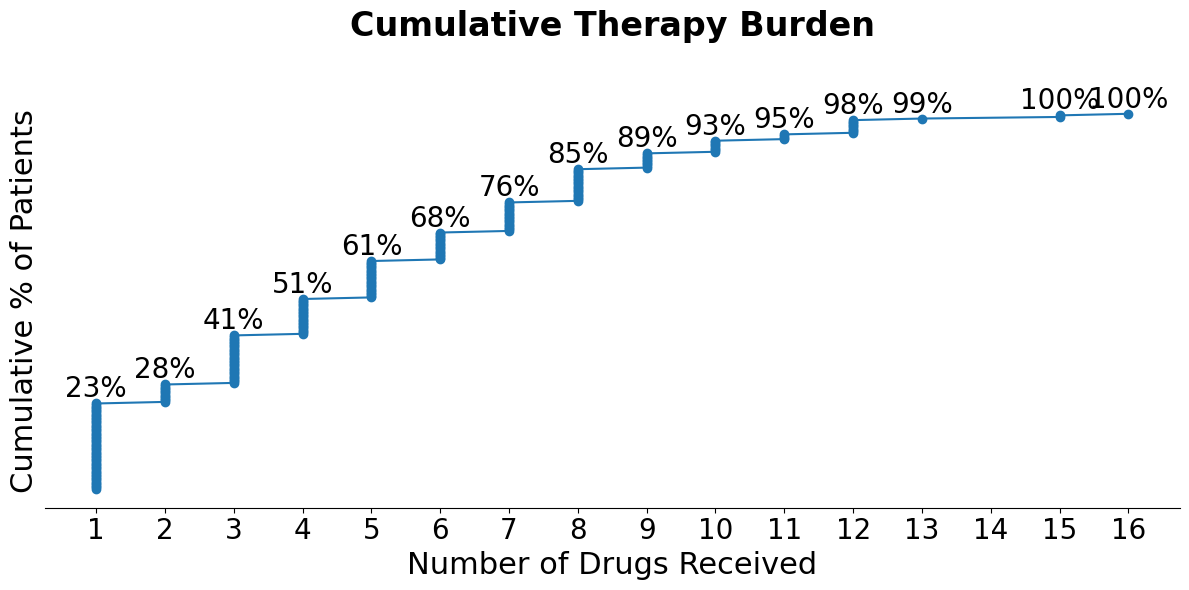
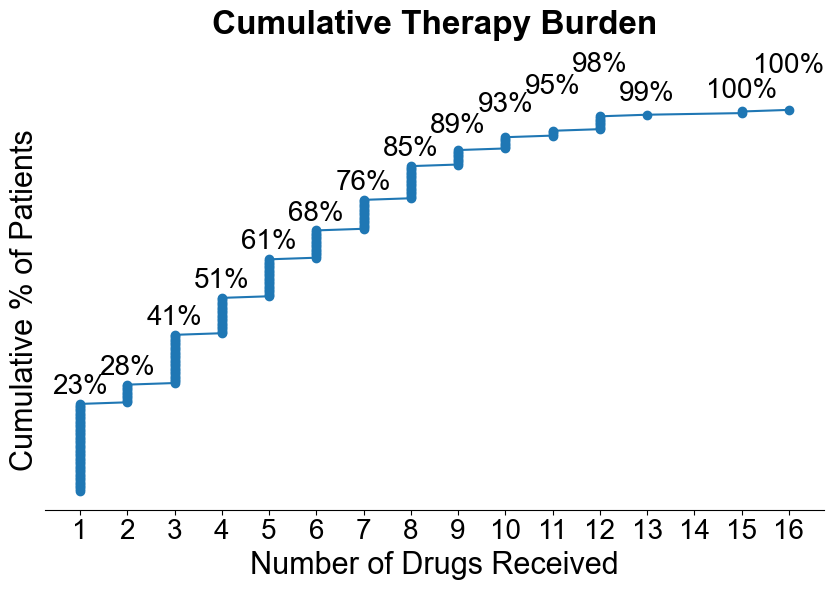
Unified diff of the notebook cell whose output changed from the first chart to the second:
--- before
+++ after
@@ -9,12 +9,13 @@
 
 # Plot ECDF
-plt.figure(figsize=(12, 6))
+#plt.figure(figsize=(10, 6))
+fig, ax = plt.subplots(figsize=(8.5, 6))
 ax = plt.plot(ecdf.x, ecdf.y * 100, marker='o', linestyle='-')
 
-#offsets = [1,1,1,1,1,1,1,1,1,3,5,8,10,2,2,8]
+offsets = [1,1,1,1,1,1,1,1,1,3,5,8,10,2,2,8]
 
 for i, (x, y) in enumerate(zip(df_ecdf_unique['x'], df_ecdf_unique['y'])):
     plt.text(
-        x, y, # + offsets[i],
+        x, y + offsets[i],
         f"{y:.0f}%",
         ha='center', va='bottom',
@@ -33,2 +34,3 @@
 plt.tight_layout()
 #plt.savefig(os.path.join(fig_out, "Fig_1c_rev.pdf"), bbox_inches="tight")
+fig.savefig(os.path.join(fig_out, "Fig_1c_f.svg"), format='svg', bbox_inches='tight', transparent=True)

Commit: revision 3